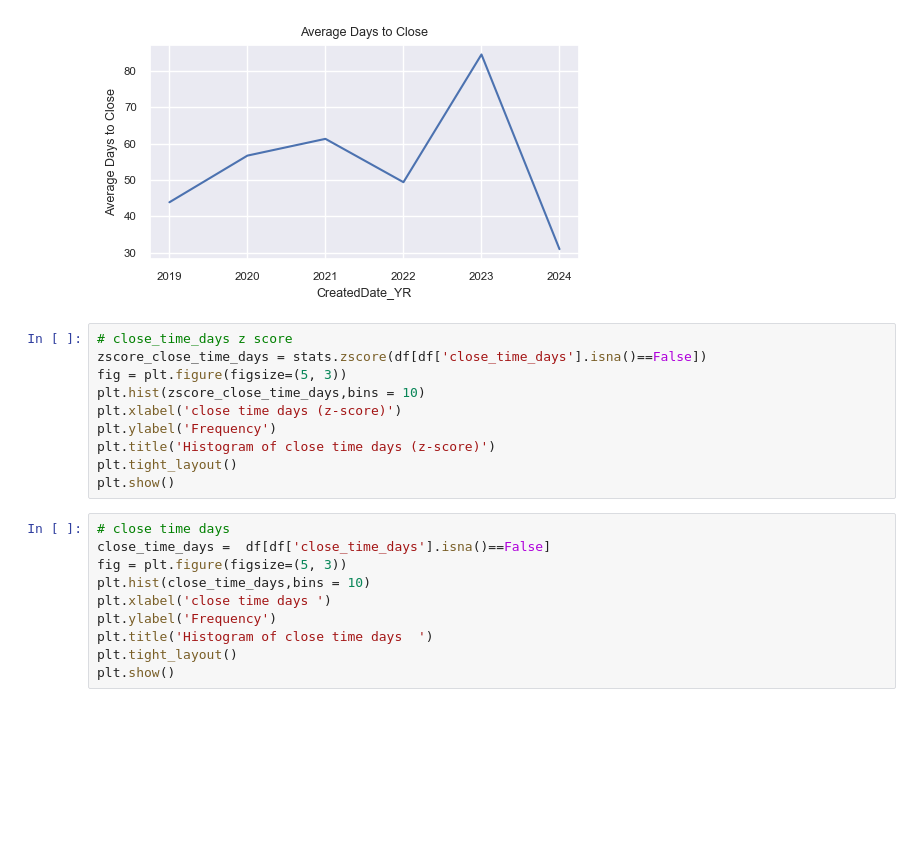
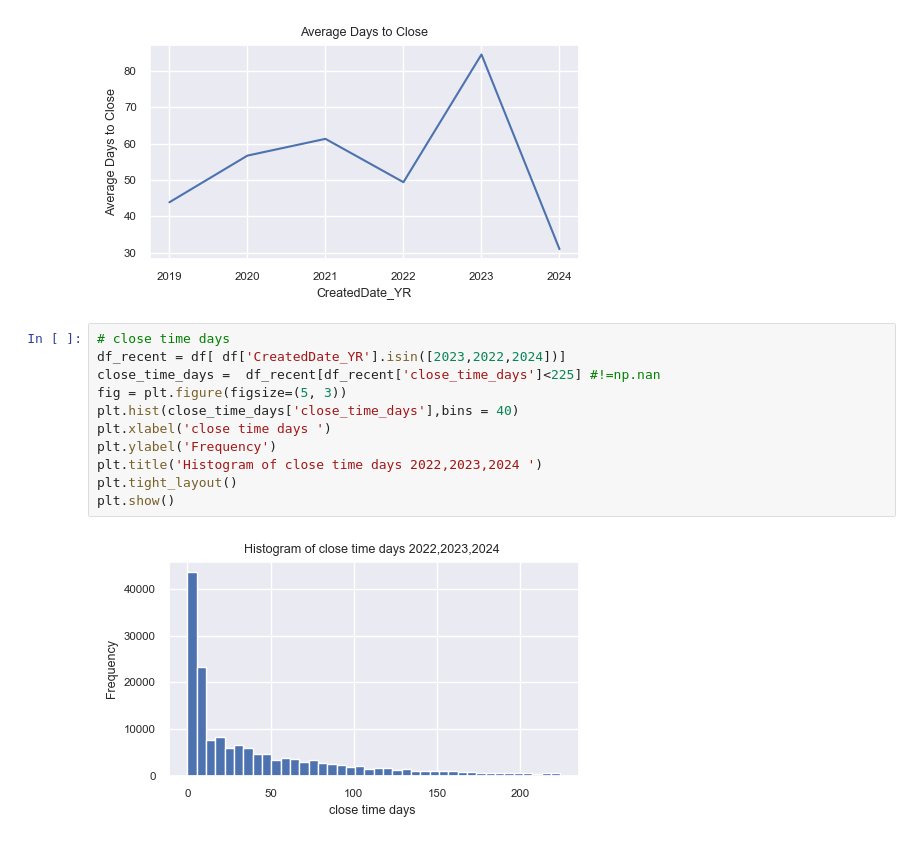
Before and after one commit to aeaiu/usable_ai_project, a Jupyter notebook: Notebooks/2_visualization.ipynb, the cells around one changed output. Saved outputs shown, nothing was run; the diff lists cells and outputs as text; blank space fills up the shorter version.

```diff
--- a/Notebooks/2_visualization.ipynb
+++ b/Notebooks/2_visualization.ipynb
@@ -194,23 +194,16 @@ plt.tight_layout()
 plt.show()
 # %% [output]
 [figure]
-# %%
-# close_time_days z score
-zscore_close_time_days = stats.zscore(df[df['close_time_days'].isna()==False])
-fig = plt.figure(figsize=(5, 3))
-plt.hist(zscore_close_time_days,bins = 10)
-plt.xlabel('close time days (z-score)')
-plt.ylabel('Frequency')
-plt.title('Histogram of close time days (z-score)')
-plt.tight_layout()
-plt.show()
 # %%
 # close time days
-close_time_days =  df[df['close_time_days'].isna()==False]
+df_recent = df[ df['CreatedDate_YR'].isin([2023,2022,2024])]
+close_time_days =  df_recent[df_recent['close_time_days']<225] #!=np.nan
 fig = plt.figure(figsize=(5, 3))
-plt.hist(close_time_days,bins = 10)
+plt.hist(close_time_days['close_time_days'],bins = 40)
 plt.xlabel('close time days ')
 plt.ylabel('Frequency')
-plt.title('Histogram of close time days  ')
+plt.title('Histogram of close time days 2022,2023,2024 ')
 plt.tight_layout()
 plt.show()
+# %% [output]
+[figure, added]
```
Also changed, not shown: parts of 1 cell of this notebook.
